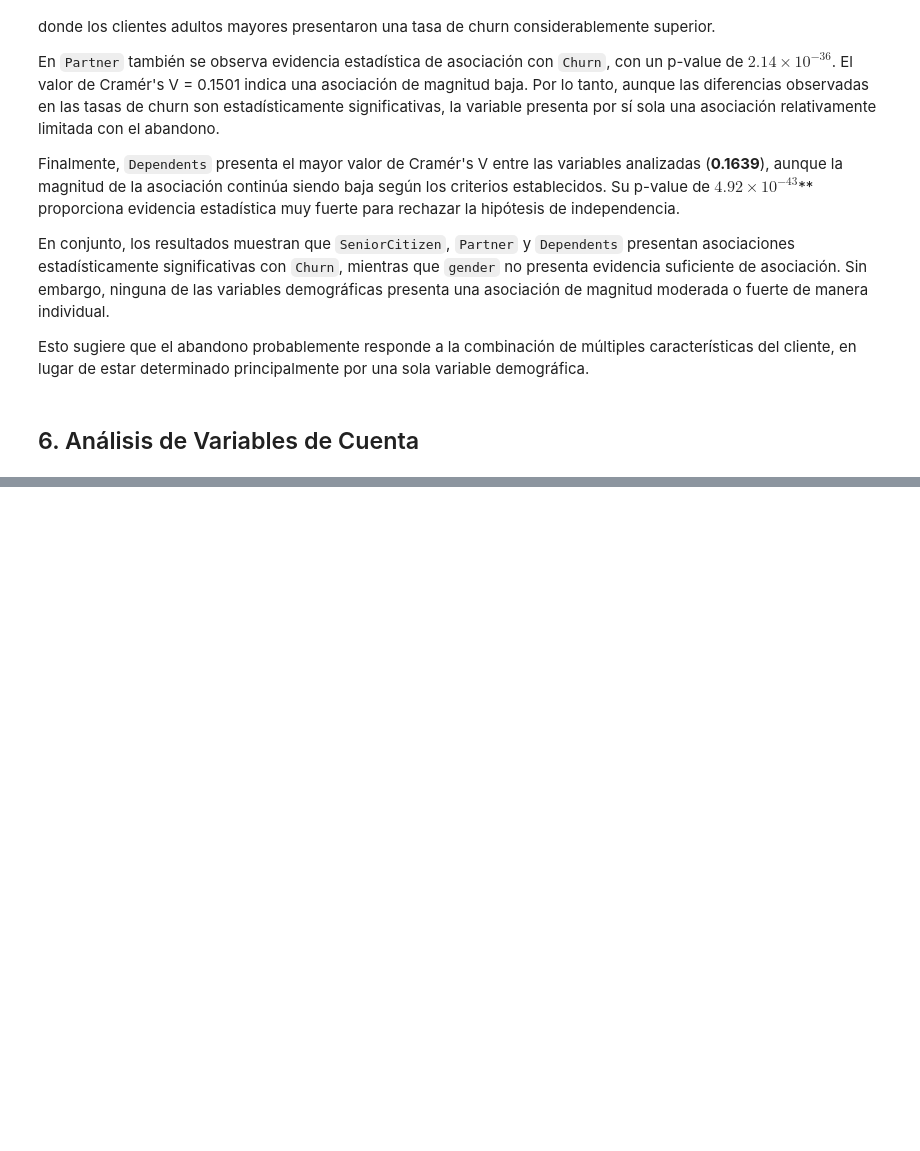
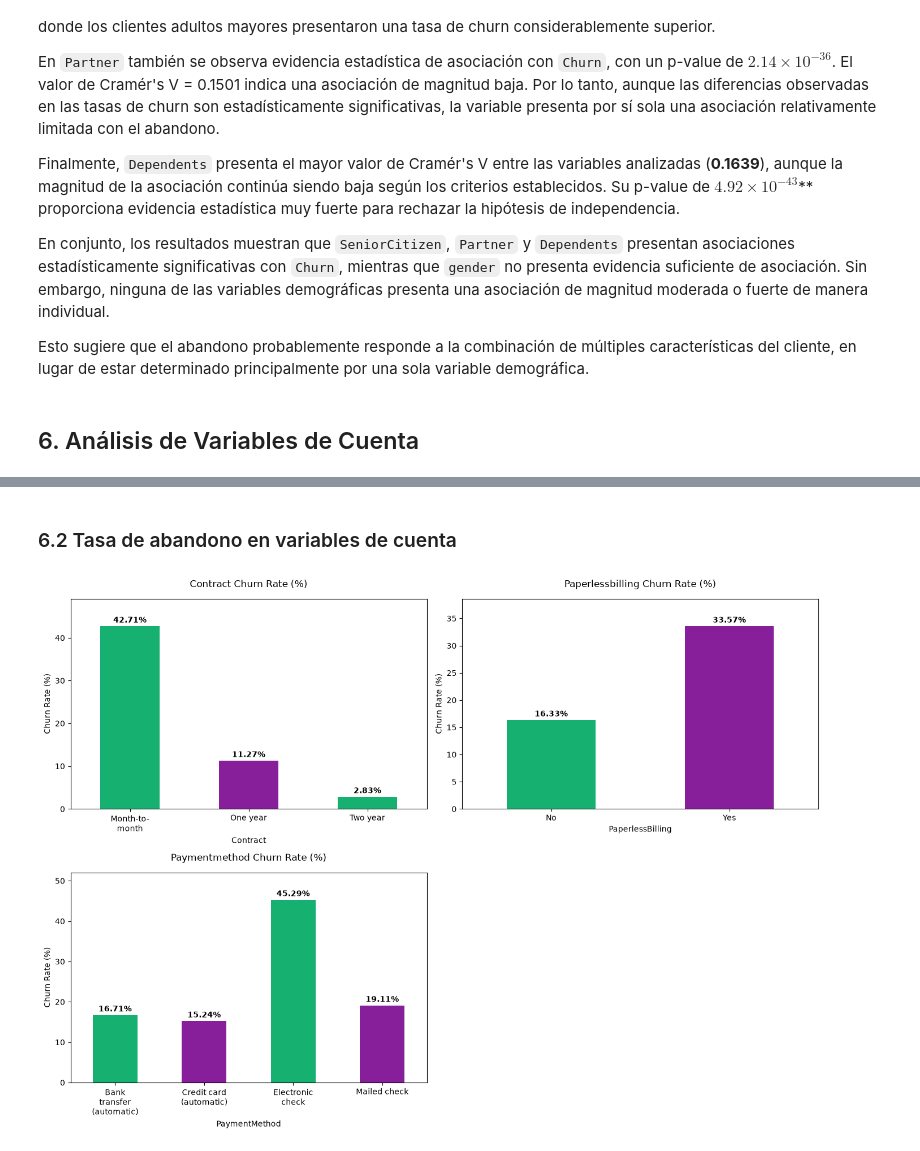
Before and after one commit to josue-rdgzcb/customer-churn-prediction-and-segmentation, a Jupyter notebook: notebooks/01_data_exploration.ipynb, the cells around one changed output, grey strips where cells are left out. Saved outputs shown, nothing was run; the diff lists cells and outputs as text; code cells hidden in the pictures; blank space fills up the shorter version.

```diff
--- a/notebooks/01_data_exploration.ipynb
+++ b/notebooks/01_data_exploration.ipynb
@@ -455,0 +505,7 @@ Name: count, dtype: int64
+# %% [markdown]
+### 6.2 Tasa de abandono en variables de cuenta
+# %%
+# Plot churn rates for the categorical account features
+plot_categorical_churn_rates(df, account_features[1:4], "Churn_num")
+# %% [output]
+[figure, added]
```
Also changed, not shown: parts of 14 cells of this notebook.
